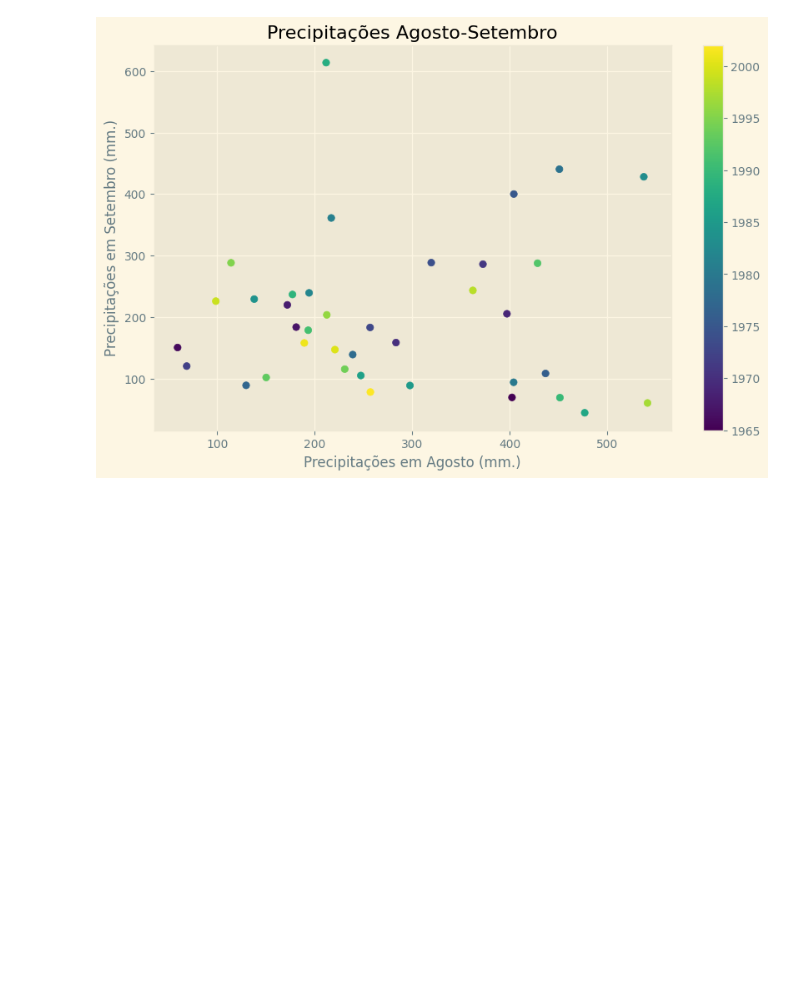
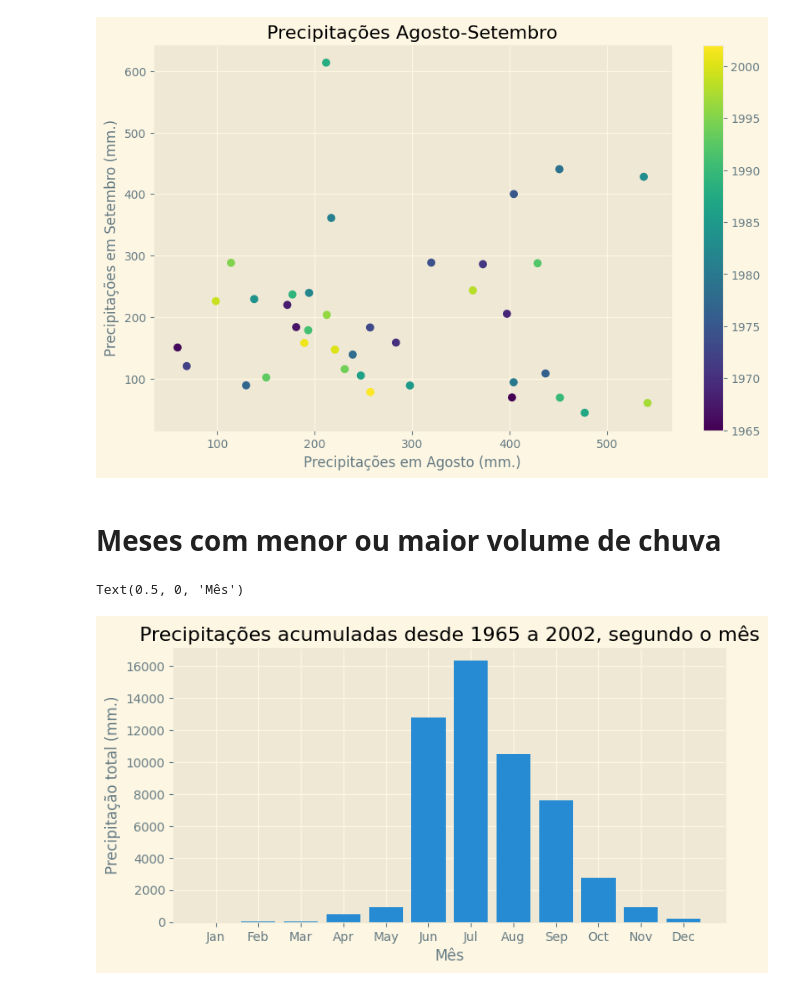
Before and after one commit to nikarcosta/precipitation-data, a Jupyter notebook: precipitation_analysis.ipynb, the cells around one changed output. Drawn from its saved outputs; the diff is of its cells as text; code cells hidden in the pictures; blank space fills up the shorter version.

```diff
--- a/precipitation_analysis.ipynb
+++ b/precipitation_analysis.ipynb
@@ -95,3 +95,15 @@ ax.set_ylabel('Precipitações em Setembro (mm.)')
 # %% [output]
 Text(0, 0.5, 'Precipitações em Setembro (mm.)')
 [figure]
+# %% [markdown]
+# Meses com menor ou maior volume de chuva
+# %%
+fig, ax = plt.subplots(figsize=(8,4))
+cumulative_precipitation = df_precipitation.sum()
+ax.bar(df_precipitation.columns, cumulative_precipitation)
+ax.set_title('Precipitações acumuladas desde 1965 a 2002, segundo o mês')
+ax.set_ylabel('Precipitação total (mm.)')
+ax.set_xlabel('Mês')
+# %% [output]
+Text(0.5, 0, 'Mês')
+[figure, added]
```
Also changed, not shown: parts of 4 cells of this notebook.
